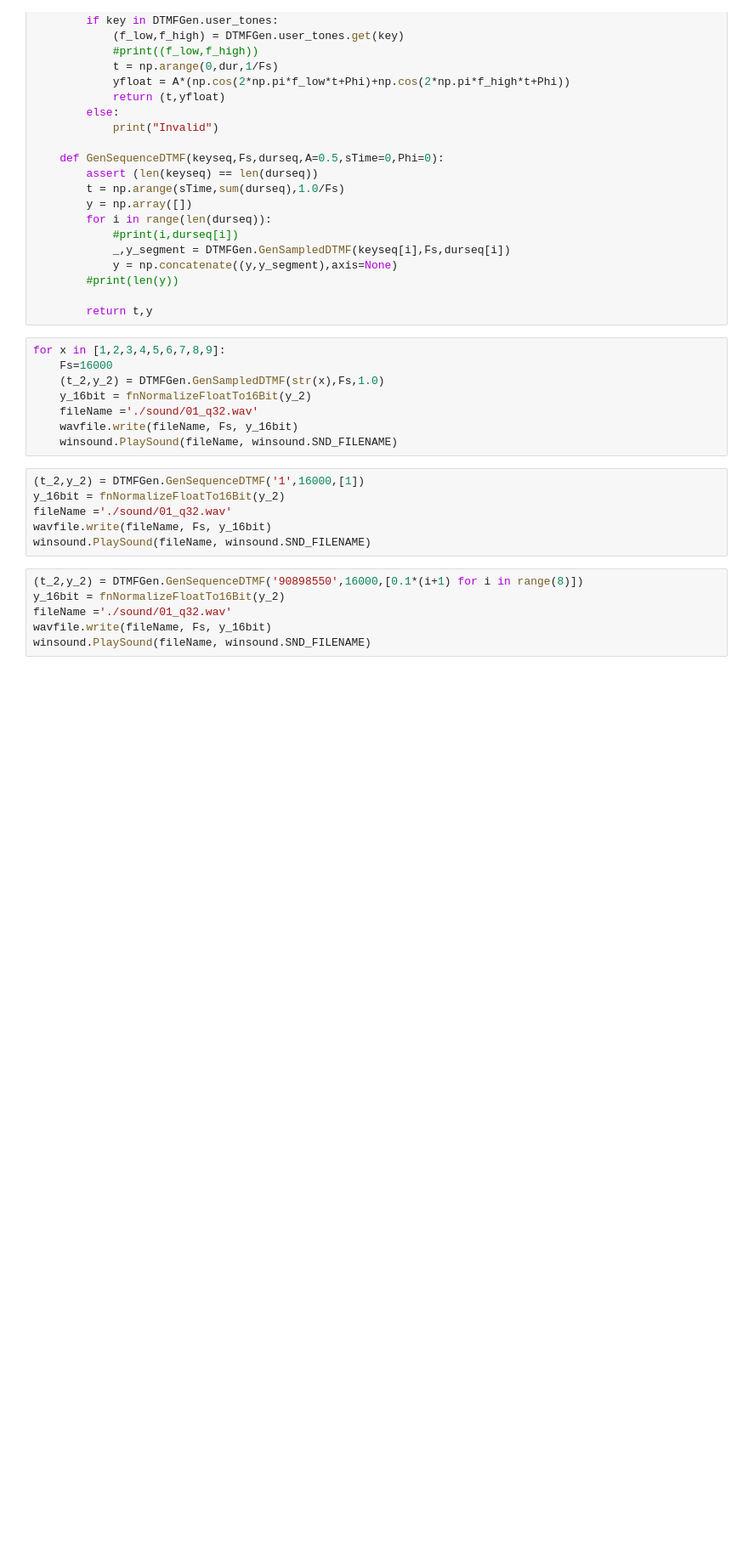
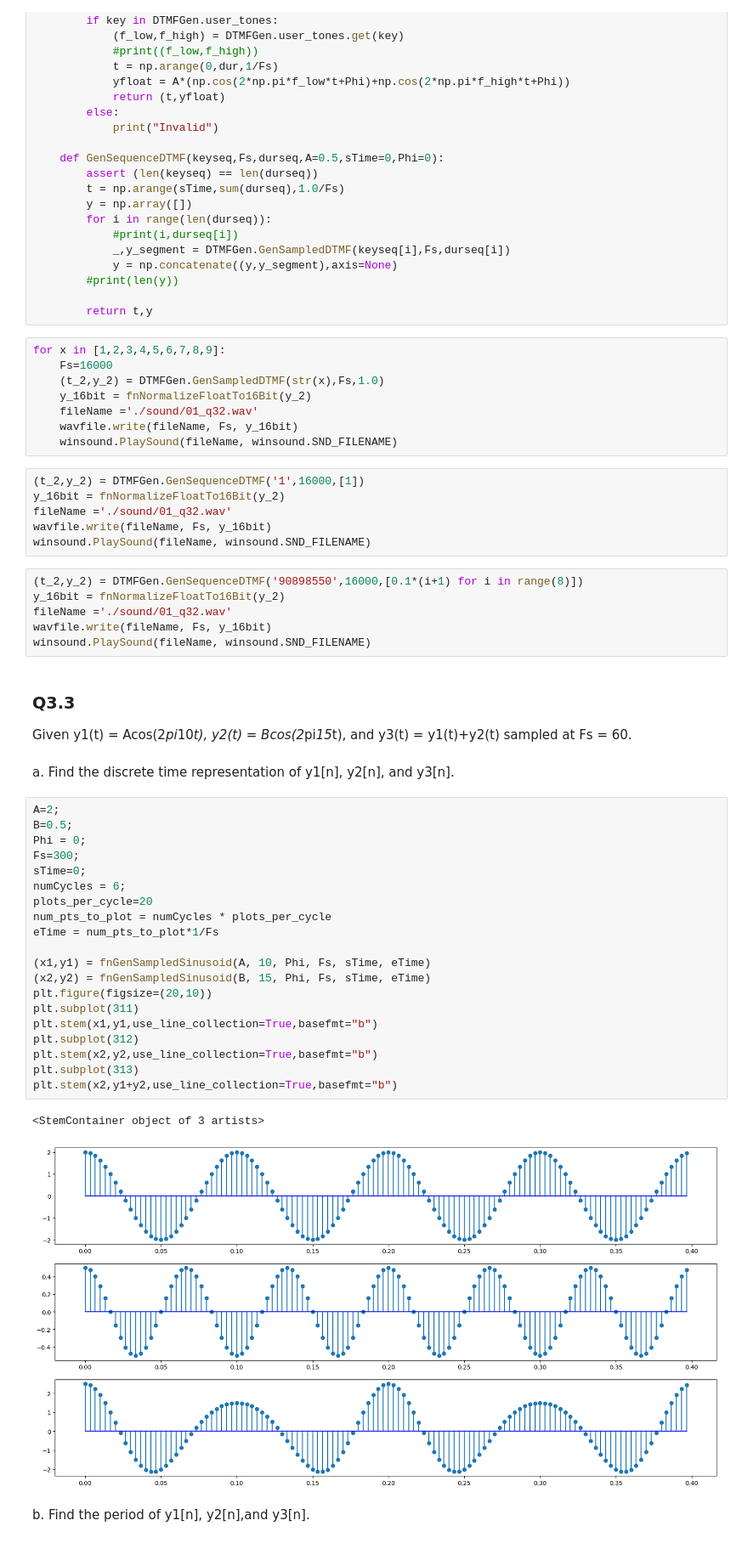
Before and after one commit to Chockaaa/CE3007-Digital-Signal-Processing-Lab, a Jupyter notebook: Lab1_Manual/Lab1_Example/Lab1.ipynb, the cells around one changed output. Shown: that part at 85% size. Drawn from its saved outputs; the diff is of its cells as text; blank space fills up the shorter version.

```diff
--- a/Lab1_Manual/Lab1_Example/Lab1.ipynb
+++ b/Lab1_Manual/Lab1_Example/Lab1.ipynb
@@ -198,3 +198,33 @@ y_16bit = fnNormalizeFloatTo16Bit(y_2)
 fileName ='./sound/01_q32.wav'
 wavfile.write(fileName, Fs, y_16bit)
 winsound.PlaySound(fileName, winsound.SND_FILENAME)
+# %% [markdown]
+### Q3.3
+Given y1(t) = Acos(2*pi*10*t), y2(t) = Bcos(2*pi*15*t), and y3(t) = y1(t)+y2(t) sampled at Fs = 60.
+# %% [markdown]
+a. Find the discrete time representation of y1[n], y2[n], and y3[n].
+# %%
+A=2;
+B=0.5;
+Phi = 0;
+Fs=300;
+sTime=0;
+numCycles = 6;
+plots_per_cycle=20
+num_pts_to_plot = numCycles * plots_per_cycle
+eTime = num_pts_to_plot*1/Fs
+
+(x1,y1) = fnGenSampledSinusoid(A, 10, Phi, Fs, sTime, eTime)
+(x2,y2) = fnGenSampledSinusoid(B, 15, Phi, Fs, sTime, eTime)
+plt.figure(figsize=(20,10))
+plt.subplot(311)
+plt.stem(x1,y1,use_line_collection=True,basefmt="b")
+plt.subplot(312)
+plt.stem(x2,y2,use_line_collection=True,basefmt="b")
+plt.subplot(313)
+plt.stem(x2,y1+y2,use_line_collection=True,basefmt="b")
+# %% [output]
+<StemContainer object of 3 artists>
+[figure, added]
+# %% [markdown]
+b. Find the period of y1[n], y2[n],and y3[n].
```
Also changed, not shown: parts of 13 cells of this notebook.
